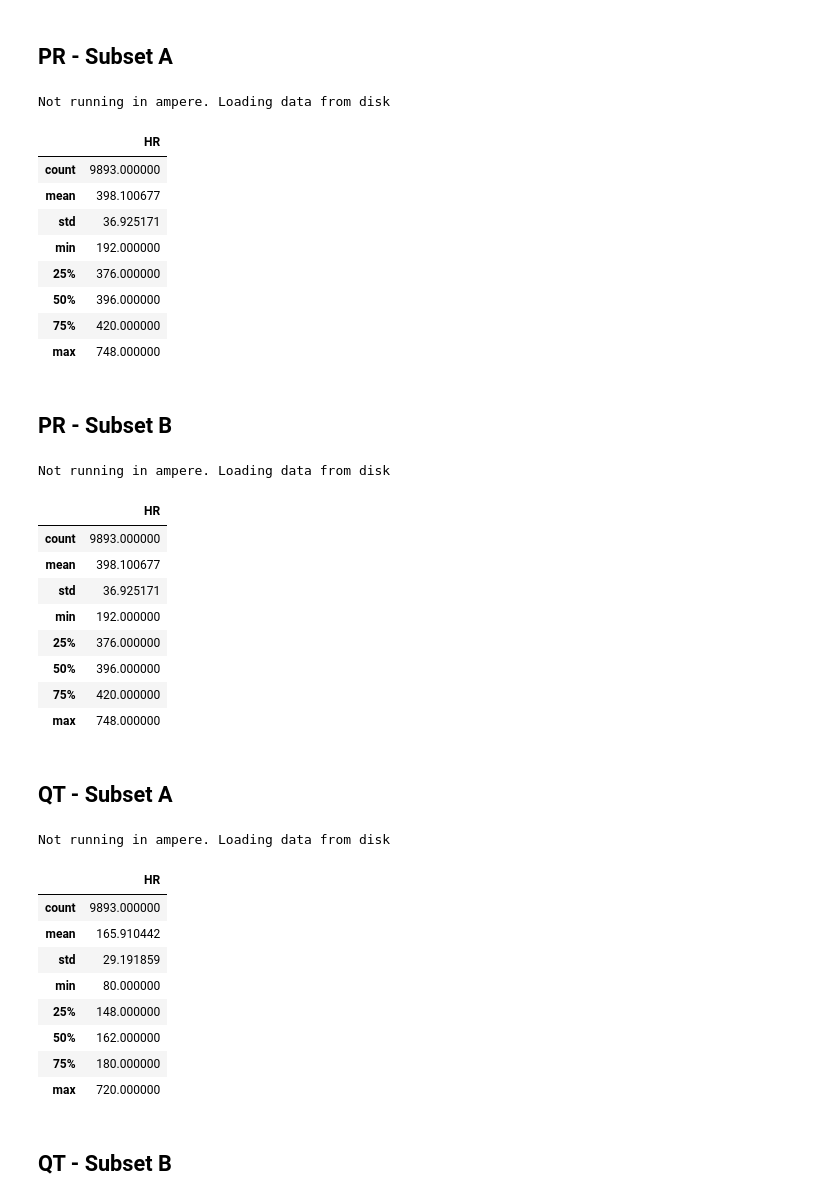
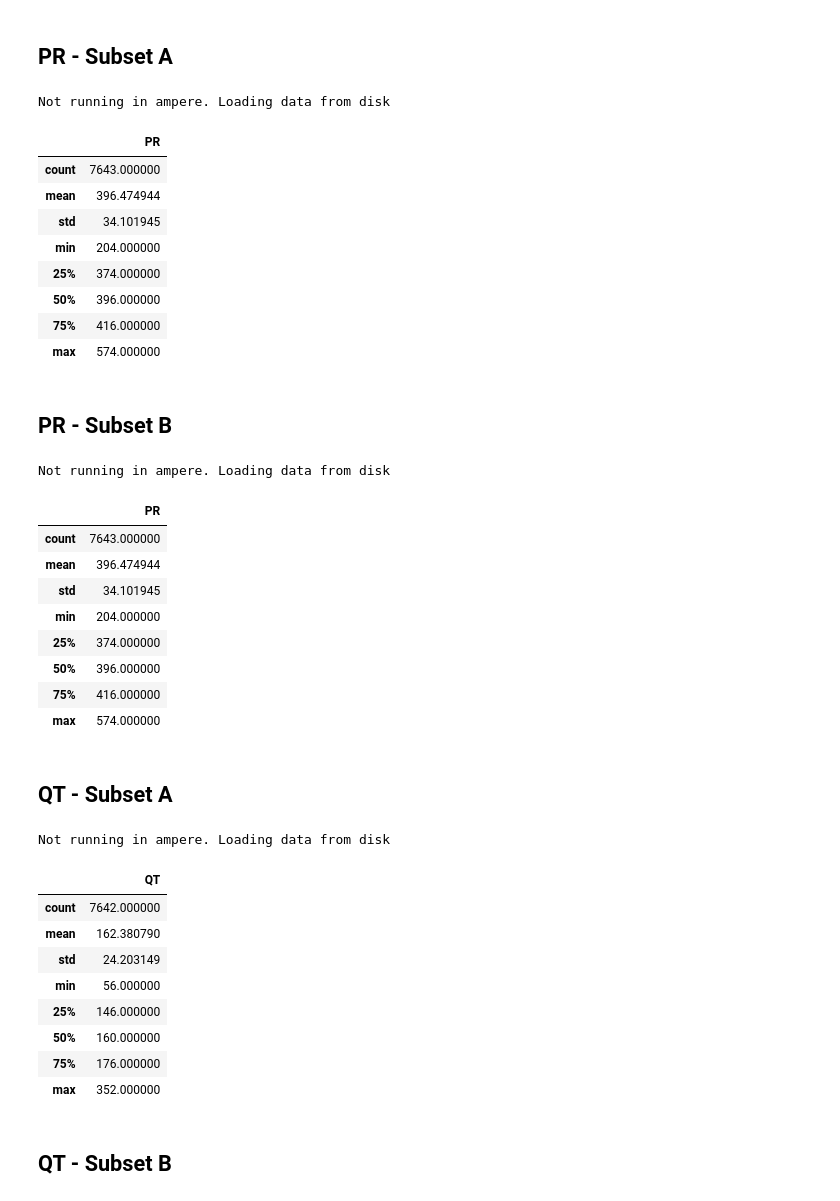
Before and after one commit to cepdnaclk/e18-4yp-GPU-Acceleration-for-Deep-Learning-based-Comprehensive-ECG-analysis, a Jupyter notebook: code/ptb-xl-plus-class-distribution.ipynb, the cells around one changed output. Cells and saved outputs as stored; diff of their text form; code cells hidden in the pictures.

```diff
--- a/code/ptb-xl-plus-class-distribution.ipynb
+++ b/code/ptb-xl-plus-class-distribution.ipynb
@@ -109,20 +109,20 @@ values = []
 for i in datasetA:
     values.append(float(i[1]))
 
-df = pd.DataFrame(values, columns=['HR'])
+df = pd.DataFrame(values, columns=['PR'])
 
 df.describe()
 # %% [output]
 Not running in ampere. Loading data from disk
-|  | HR |
-| count | 9893.000000 |
-| mean | 398.100677 |
-| std | 36.925171 |
-| min | 192.000000 |
-| 25% | 376.000000 |
+|  | PR |
+| count | 7643.000000 |
+| mean | 396.474944 |
+| std | 34.101945 |
+| min | 204.000000 |
+| 25% | 374.000000 |
 | 50% | 396.000000 |
-| 75% | 420.000000 |
-| max | 748.000000 |
+| 75% | 416.000000 |
+| max | 574.000000 |
 # %% [markdown]
 ## PR - Subset B
 # %%
@@ -133,44 +133,44 @@ values = []
 for i in datasetA:
     values.append(float(i[1]))
 
-df = pd.DataFrame(values, columns=['HR'])
+df = pd.DataFrame(values, columns=['PR'])
 
 df.describe()
 # %% [output]
 Not running in ampere. Loading data from disk
-|  | HR |
-| count | 9893.000000 |
-| mean | 398.100677 |
-| std | 36.925171 |
-| min | 192.000000 |
-| 25% | 376.000000 |
+|  | PR |
+| count | 7643.000000 |
+| mean | 396.474944 |
+| std | 34.101945 |
+| min | 204.000000 |
+| 25% | 374.000000 |
 | 50% | 396.000000 |
-| 75% | 420.000000 |
-| max | 748.000000 |
+| 75% | 416.000000 |
+| max | 574.000000 |
 # %% [markdown]
 ## QT - Subset A
 # %%
 datasetA = PTB_XL_PLUS_ECGDataset(num_of_leads=8, sub_dataset=SUB_DATASET_A, is_classification=False, parameter=QT_PARAMETER)
 
 values = []
 
 for i in datasetA:
     values.append(float(i[1]))
 
-df = pd.DataFrame(values, columns=['HR'])
+df = pd.DataFrame(values, columns=['QT'])
 
 df.describe()
 # %% [output]
 Not running in ampere. Loading data from disk
-|  | HR |
-| count | 9893.000000 |
-| mean | 165.910442 |
-| std | 29.191859 |
-| min | 80.000000 |
-| 25% | 148.000000 |
-| 50% | 162.000000 |
-| 75% | 180.000000 |
-| max | 720.000000 |
+|  | QT |
+| count | 7642.000000 |
+| mean | 162.380790 |
+| std | 24.203149 |
+| min | 56.000000 |
+| 25% | 146.000000 |
+| 50% | 160.000000 |
+| 75% | 176.000000 |
+| max | 352.000000 |
 # %% [markdown]
 ## QT - Subset B
 # %%
```
Also changed, not shown: parts of 7 cells of this notebook, 1 other file.
